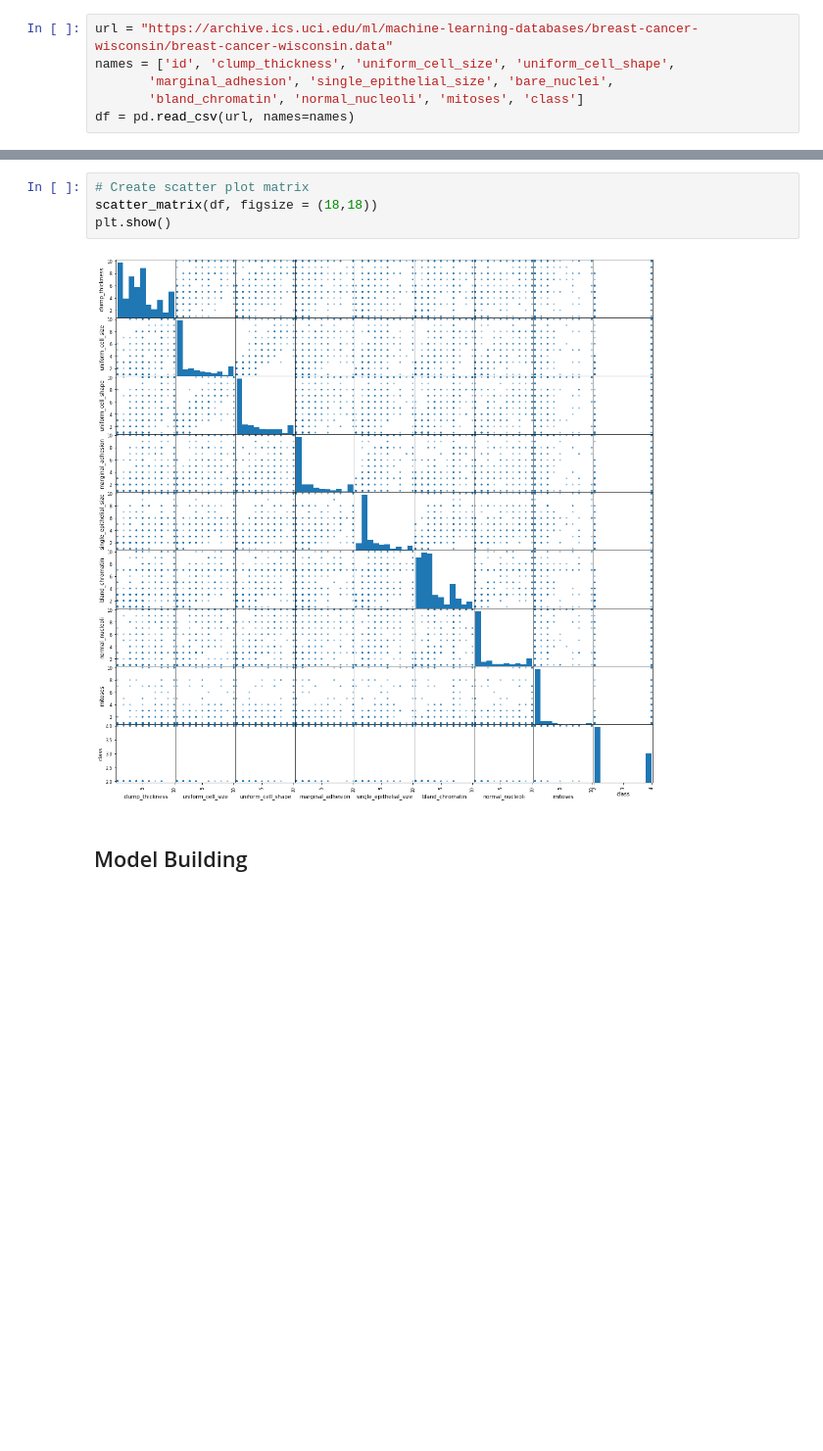
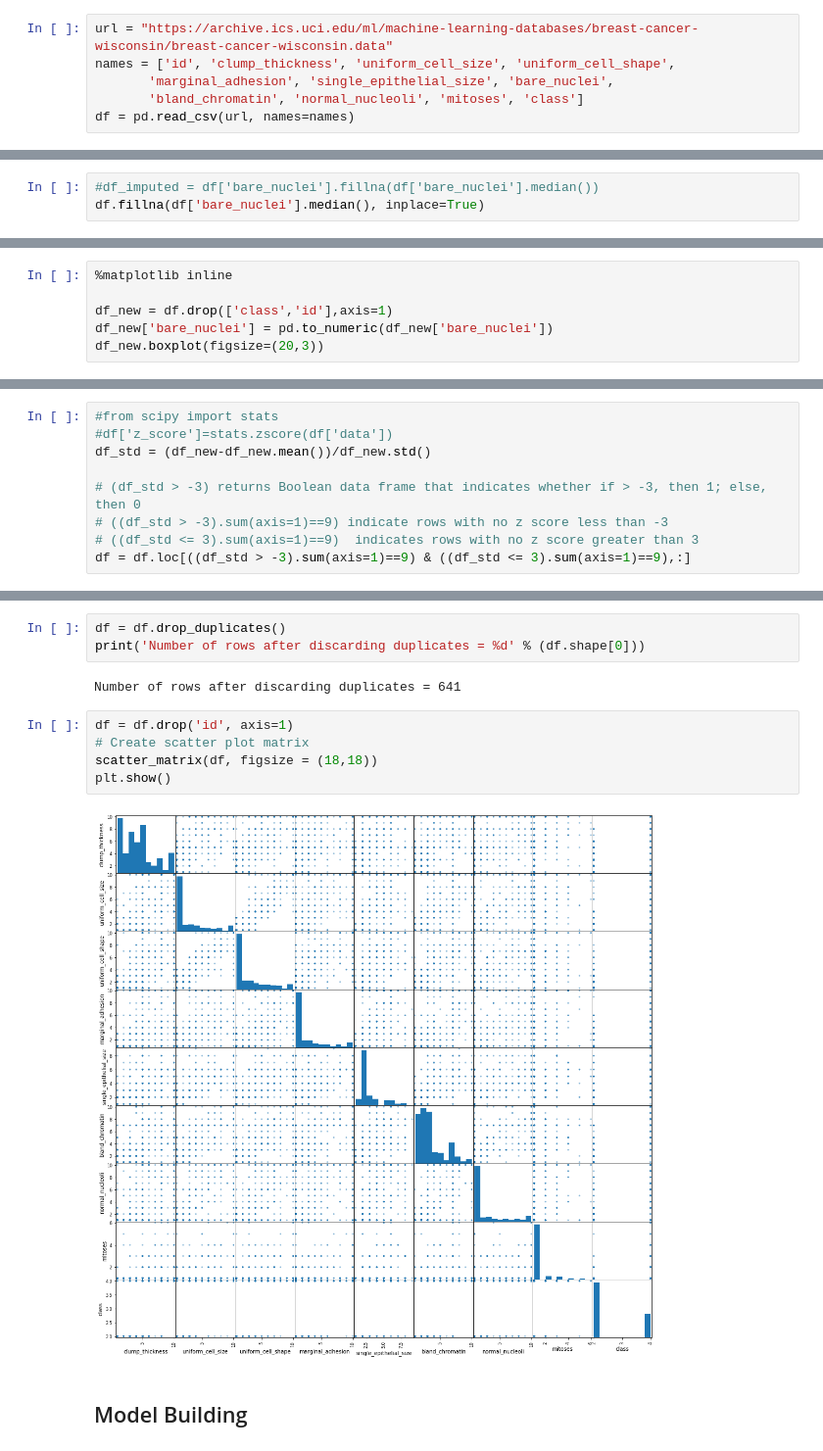
Before and after one commit to YumekaMengjiaLYU/jekyll-multilingual, a Jupyter notebook: _notebook/Breast Cancer Detection.ipynb, the cells around one changed output, grey strips where cells are left out. Shown at 98% size. Cells and saved outputs as stored; diff of their text form; blank space fills up the shorter version.

```diff
--- a/_notebook/Breast Cancer Detection.ipynb
+++ b/_notebook/Breast Cancer Detection.ipynb
@@ -116,0 +73,3 @@ Name: 10, dtype: object
+# %%
+#df_imputed = df['bare_nuclei'].fillna(df['bare_nuclei'].median())
+df.fillna(df['bare_nuclei'].median(), inplace=True)
@@ -143,0 +120,6 @@ plt.show()
+# %%
+%matplotlib inline
+
+df_new = df.drop(['class','id'],axis=1)
+df_new['bare_nuclei'] = pd.to_numeric(df_new['bare_nuclei'])
+df_new.boxplot(figsize=(20,3))
@@ -143,0 +133,9 @@ plt.show()
+# %%
+#from scipy import stats
+#df['z_score']=stats.zscore(df['data'])
+df_std = (df_new-df_new.mean())/df_new.std()
+
+# (df_std > -3) returns Boolean data frame that indicates whether if > -3, then 1; else, then 0
+# ((df_std > -3).sum(axis=1)==9) indicate rows with no z score less than -3
+# ((df_std <= 3).sum(axis=1)==9)  indicates rows with no z score greater than 3
+df = df.loc[((df_std > -3).sum(axis=1)==9) & ((df_std <= 3).sum(axis=1)==9),:]
@@ -144,9 +152,15 @@ plt.show()
+# %%
+df = df.drop_duplicates()
+print('Number of rows after discarding duplicates = %d' % (df.shape[0]))
+# %% [output]
+Number of rows after discarding duplicates = 641
 # %%
+df = df.drop('id', axis=1)
 # Create scatter plot matrix
 scatter_matrix(df, figsize = (18,18))
 plt.show()
 # %% [output]
-[figure, old version]
+[figure, new version]
 # %% [markdown]
 ## Model Building
 # %%
```
Also changed, not shown: parts of 23 cells of this notebook, 3 other files.
